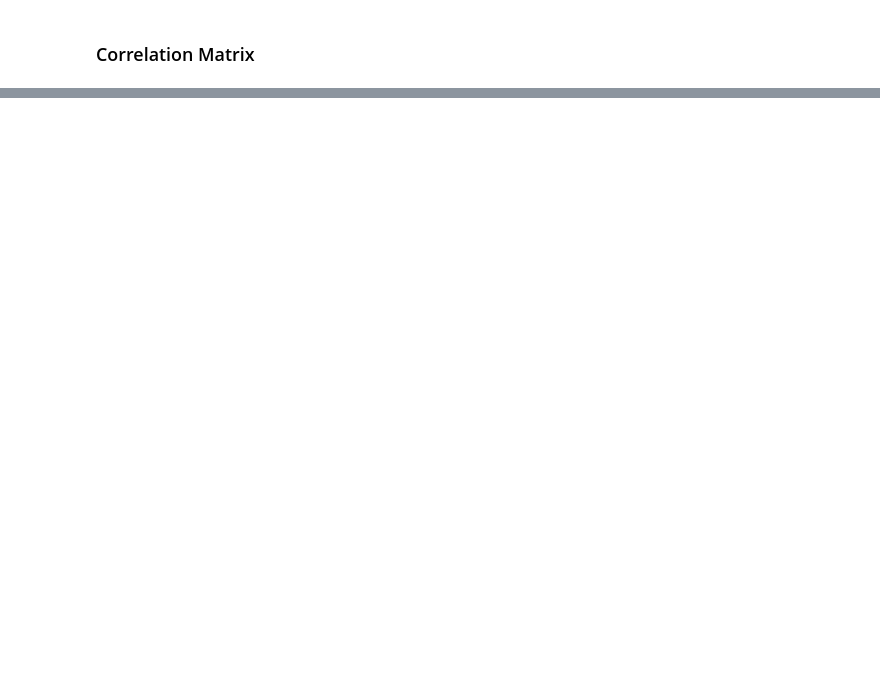
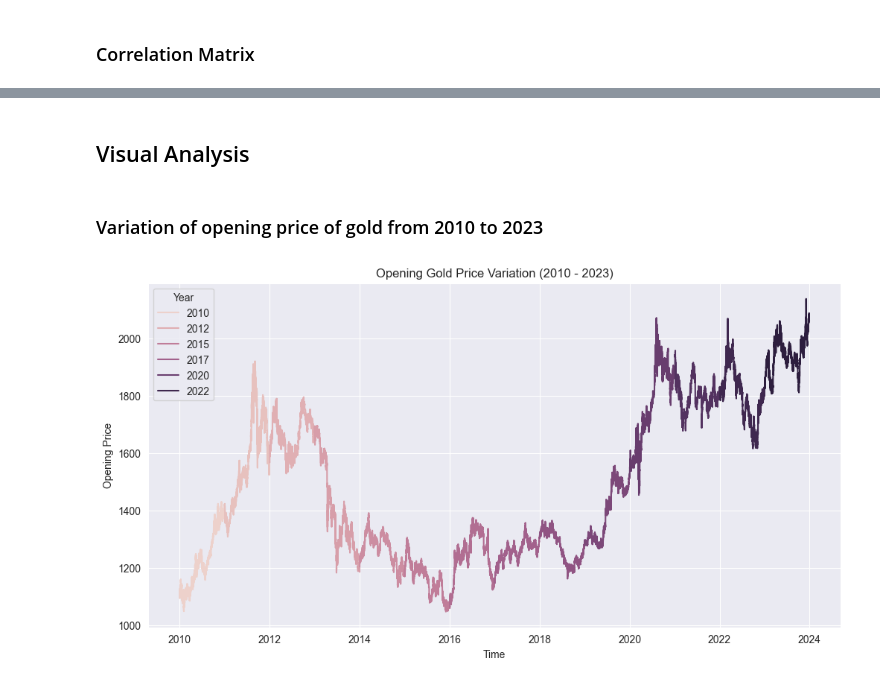
Before and after one commit to Tanay-Dwivedi/Gold-Price-Data-Analysis, a Jupyter notebook: gold_price_data_analysis.ipynb, the cells around one changed output, grey strips where cells are left out. Cells and saved outputs as stored; diff of their text form; code cells hidden in the pictures; blank space fills up the shorter version.

Commit message:
Gold Price Data Analysis

```diff
--- a/gold_price_data_analysis.ipynb
+++ b/gold_price_data_analysis.ipynb
@@ -278,0 +279,35 @@ df.corr()
+# %% [markdown]
+## Visual Analysis
+# %% [markdown]
+### Variation of opening price of gold from 2010 to 2023
+# %%
+yearly_var = {year: df[df['time'].dt.year == year] for year in range(2010, 2024)}
+# %%
+df2010 = yearly_var[2010]
+df2011 = yearly_var[2011]
+df2012 = yearly_var[2012]
+df2013 = yearly_var[2013]
+df2014 = yearly_var[2014]
+df2015 = yearly_var[2015]
+df2016 = yearly_var[2016]
+df2017 = yearly_var[2017]
+df2018 = yearly_var[2018]
+df2019 = yearly_var[2019]
+df2020 = yearly_var[2020]
+df2021 = yearly_var[2021]
+df2022 = yearly_var[2022]
+df2023 = yearly_var[2023]
+
+combined_df = pd.concat([df2010, df2011, df2012, df2013, df2014, df2015, df2016, df2017, df2018, df2019, df2020, df2021, df2022, df2023])
+# %%
+sb.set_style("darkgrid")
+
+plt.figure(figsize=(12, 6))
+sb.lineplot(data=combined_df, x="time", y="open", hue=combined_df['time'].dt.year)
+plt.title("Opening Gold Price Variation (2010 - 2023)")
+plt.xlabel("Time")
+plt.ylabel("Opening Price")
+plt.legend(title="Year")
+plt.show()
+# %% [output]
+[figure, added]
```
Also changed, not shown: parts of 16 cells of this notebook.
